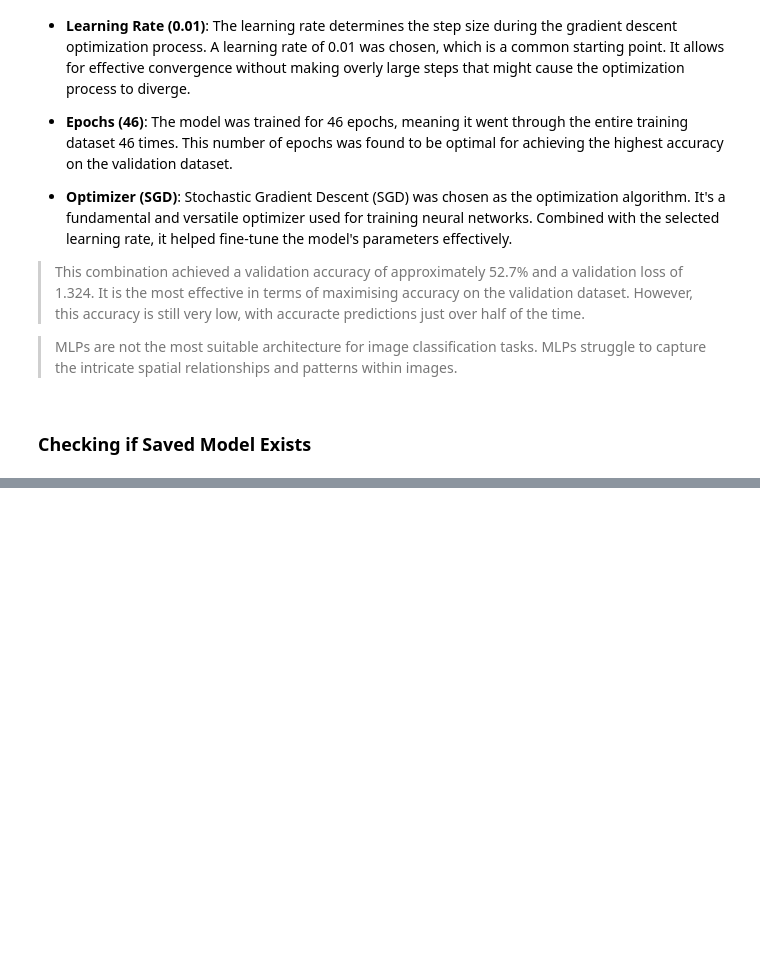
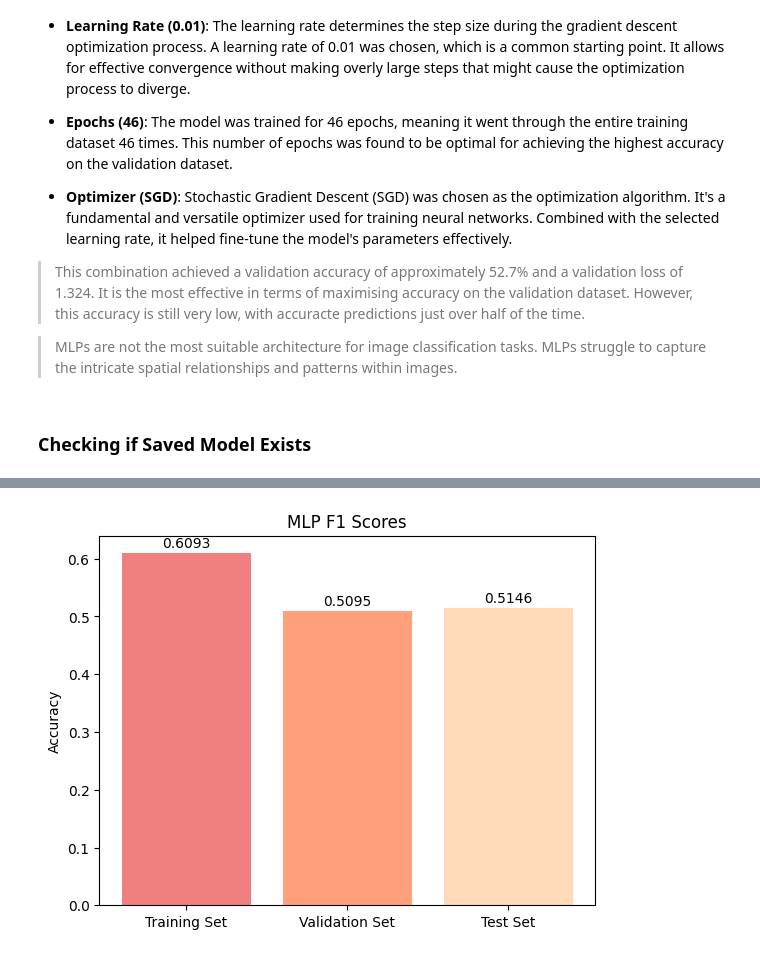
Before and after one commit to kaylee01/Assignment-1, a Jupyter notebook: Assignment-1/Molin_Kaylee_proj1.ipynb, the cells around one changed output, grey strips where cells are left out. Saved outputs shown, nothing was run; the diff lists cells and outputs as text; code cells hidden in the pictures; blank space fills up the shorter version.

```diff
--- a/Assignment-1/Molin_Kaylee_proj1.ipynb
+++ b/Assignment-1/Molin_Kaylee_proj1.ipynb
@@ -387,0 +406,10 @@ MLP Average F1 Score: 0.5238
+# %%
+y_train_pred_mlp = model_mlp.predict(X_train)
+train_f1_score_mlp = calculate_f1_score(y_train, np.argmax(y_train_pred_mlp, axis=1))
+y_val_pred_mlp = model_mlp.predict(X_val)
+val_f1_score_mlp = calculate_f1_score(y_val, np.argmax(y_val_pred_mlp, axis=1))
+y_test_pred_mlp = model_mlp.predict(X_test)
+test_f1_score_mlp = calculate_f1_score(y_test, np.argmax(y_test_pred_mlp, axis=1))
+
+plot_bar_chart(train_f1_score_mlp, val_f1_score_mlp, test_f1_score_mlp, 'MLP F1 Scores', 'F1', colors=['lightcoral', 'lightsalmon', 'peachpuff'])
+# %% [output]
@@ -388,3 +419,4 @@ MLP Average F1 Score: 0.5238
+[figure, added]
 # %%
 def plot_confusion_matrix(y_test, y_pred, display_labels=class_names, cmap=plt.cm.Purples, title="Confusion Matrix"):
     fig, ax = plt.subplots(1, figsize=(10, 10))
```
Also changed, not shown: parts of 49 cells of this notebook, 2 other files.
